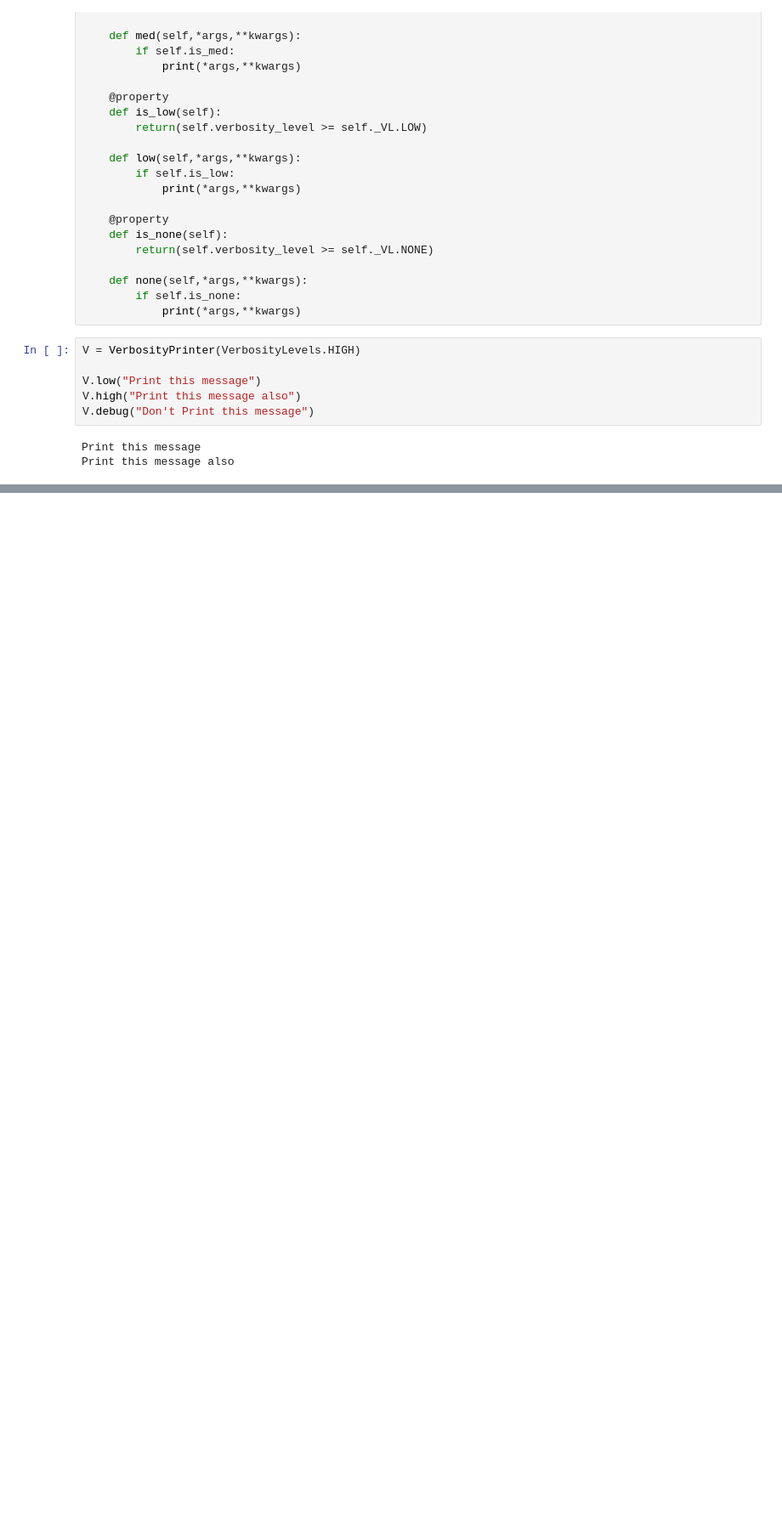
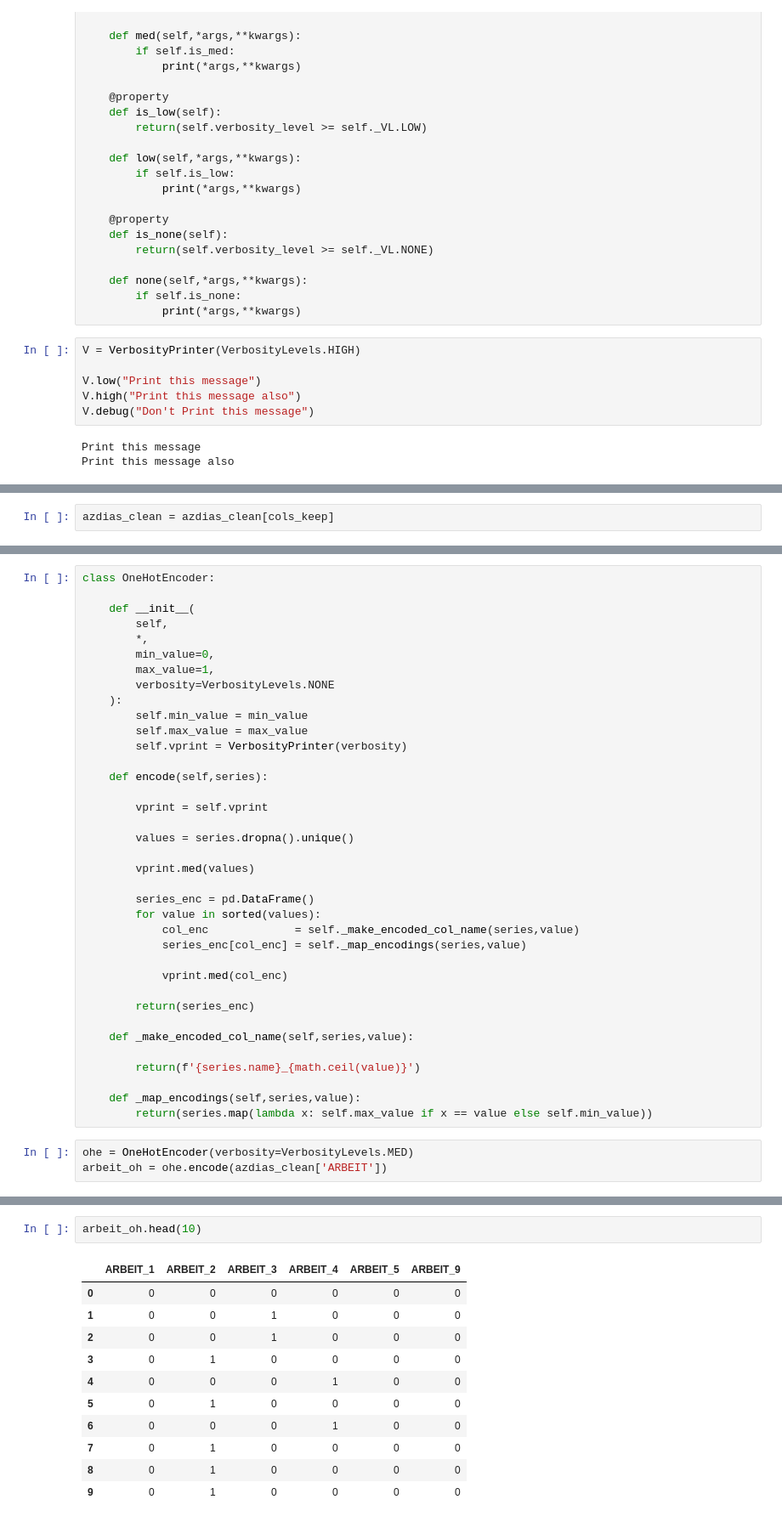
Before and after one commit to OliverFarren/arvato-udacity-customersegmentation, a Jupyter notebook: 0_dataset_eda_and_etl.ipynb, the cells around one changed output, grey strips where cells are left out. Shown at 85% size. Cells and saved outputs as stored; diff of their text form; blank space fills up the shorter version.

Commit message:
Updates to the eta and edl. Added a helper function file to keep python functions and classes developed during  the project

```diff
--- a/0_dataset_eda_and_etl.ipynb
+++ b/0_dataset_eda_and_etl.ipynb
@@ -1219,0 +1351,2 @@ Wall time: 11.4 s
+# %%
+azdias_clean = azdias_clean[cols_keep]
@@ -1219,0 +1365,40 @@ Wall time: 11.4 s
+# %%
+class OneHotEncoder:
+
+    def __init__(
+        self,
+        *,
+        min_value=0,
+        max_value=1,
+        verbosity=VerbosityLevels.NONE
+    ):
+        self.min_value = min_value
+        self.max_value = max_value
+        self.vprint = VerbosityPrinter(verbosity)
+
+    def encode(self,series):
+
+        vprint = self.vprint
+
+        values = series.dropna().unique()
+
+        vprint.med(values)
+
+        series_enc = pd.DataFrame()
+        for value in sorted(values):
+            col_enc             = self._make_encoded_col_name(series,value)
+            series_enc[col_enc] = self._map_encodings(series,value)
+
+            vprint.med(col_enc)
+
+        return(series_enc)
+
+    def _make_encoded_col_name(self,series,value):
+
+        return(f'{series.name}_{math.ceil(value)}')
+
+    def _map_encodings(self,series,value):
+        return(series.map(lambda x: self.max_value if x == value else self.min_value))
+# %%
+ohe = OneHotEncoder(verbosity=VerbosityLevels.MED)
+arbeit_oh = ohe.encode(azdias_clean['ARBEIT'])
@@ -1219,0 +1413,14 @@ Wall time: 11.4 s
+# %%
+arbeit_oh.head(10)
+# %% [output]
+|  | ARBEIT_1 | ARBEIT_2 | ARBEIT_3 | ARBEIT_4 | ARBEIT_5 | ARBEIT_9 |
+| 0 | 0 | 0 | 0 | 0 | 0 | 0 |
+| 1 | 0 | 0 | 1 | 0 | 0 | 0 |
+| 2 | 0 | 0 | 1 | 0 | 0 | 0 |
+| 3 | 0 | 1 | 0 | 0 | 0 | 0 |
+| 4 | 0 | 0 | 0 | 1 | 0 | 0 |
+| 5 | 0 | 1 | 0 | 0 | 0 | 0 |
+| 6 | 0 | 0 | 0 | 1 | 0 | 0 |
+| 7 | 0 | 1 | 0 | 0 | 0 | 0 |
+| 8 | 0 | 1 | 0 | 0 | 0 | 0 |
+| 9 | 0 | 1 | 0 | 0 | 0 | 0 |
```
Also changed, not shown: parts of 17 cells of this notebook, 1 other file.
